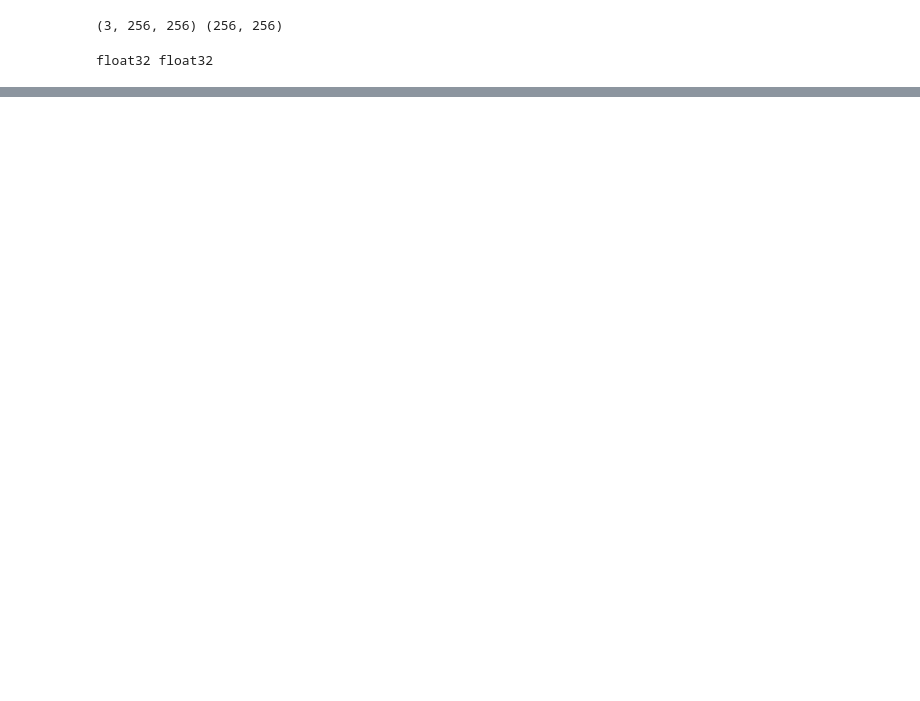
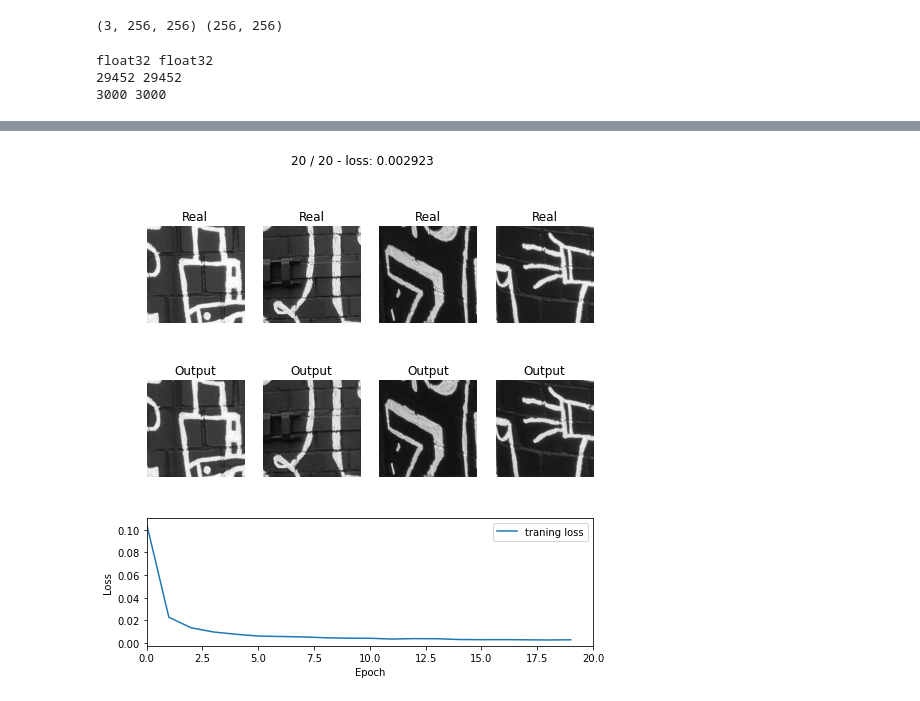
Before and after one commit to UCSmokestack/UrsinusSmokestack3D, a Jupyter notebook: Segmentation/UNetDeblur.ipynb, the cells around one changed output, grey strips where cells are left out. Saved outputs shown, nothing was run; the diff lists cells and outputs as text; code cells hidden in the pictures; blank space fills up the shorter version.

```diff
--- a/Segmentation/UNetDeblur.ipynb
+++ b/Segmentation/UNetDeblur.ipynb
@@ -63,13 +63,21 @@ X, Y = get_blur_data(32)
 # %%
+np.random.seed(0)
+perm = np.random.permutation(len(X))[0:3000]
+XDown = [X[i] for i in perm]
+YDown = [Y[i] for i in perm]
 batch_size = 4
-dataloader2 = DataLoader(list(zip(X, Y)), batch_size=batch_size, shuffle=True)
+dataloader2 = DataLoader(list(zip(XDown, YDown)), batch_size=batch_size, shuffle=True)
 print(X[0].shape, Y[0].shape)
 # %% [output]
 (3, 256, 256) (256, 256)
 # %%
 print(X[0].dtype, Y[0].dtype)
+print(len(X), len(Y))
+print(len(XDown), len(YDown))
 # %% [output]
 float32 float32
+29452 29452
+3000 3000
 # %%
 # Next creat an instance of the UNet model
 modelUnet = UNet(n_channels=3, n_classes=1).to(device)
@@ -84,7 +92,7 @@ optimizerUnet = optim.Adam(modelUnet.parameters(), lr = 0.000001, weight_decay=1
 model = modelUnet
 opt = optimizerUnet
 loss_fn = criterion
-epochs = 100
+epochs = 20
 data_loader = dataloader2
 
 loss_ls = []
@@ -117,7 +125,7 @@ for epoch in range(epochs):
     loss_ls.append(avg_loss.cpu().detach().numpy())
     # show intermediate results
     model.eval()  # testing mode
-    Y_hat = F.sigmoid(model(X_batch.to(device))).detach().cpu()
+    Y_hat = model(X_batch.to(device)).detach().cpu()
     clear_output(wait=True)
 
     print("Elapsed Time: %.3g"%(time()-tic))
@@ -127,12 +135,13 @@ for epoch in range(epochs):
     for k in range(N):
         plt.subplot(3, N, k+1)
         Y_batch2 = Variable(Y_batch[k,0,:,:], requires_grad=False)
-        plt.imshow(Y_batch2.cpu().numpy(), cmap='gray')
+        a = Y_batch2.cpu().numpy()
+        plt.imshow(a, cmap='gray', vmin=0, vmax=1)
         plt.title('Real')
         plt.axis('off')
 
         plt.subplot(3, N, N+k+1)
-        plt.imshow(Y_hat[k, 0], cmap='gray')
+        plt.imshow(Y_hat[k, 0], cmap='gray', vmin=0, vmax=1)
         plt.title('Output')
         plt.axis('off')
     plt.subplot2grid((3, N), (2, 0), colspan=N)
@@ -148,2 +156,3 @@ Elapsed Time: 91.4
+[figure, added]
 # %%
 torch.save(model.state_dict(), "smokestack_deblur.pt")
```
Also changed, not shown: parts of 3 cells of this notebook.
